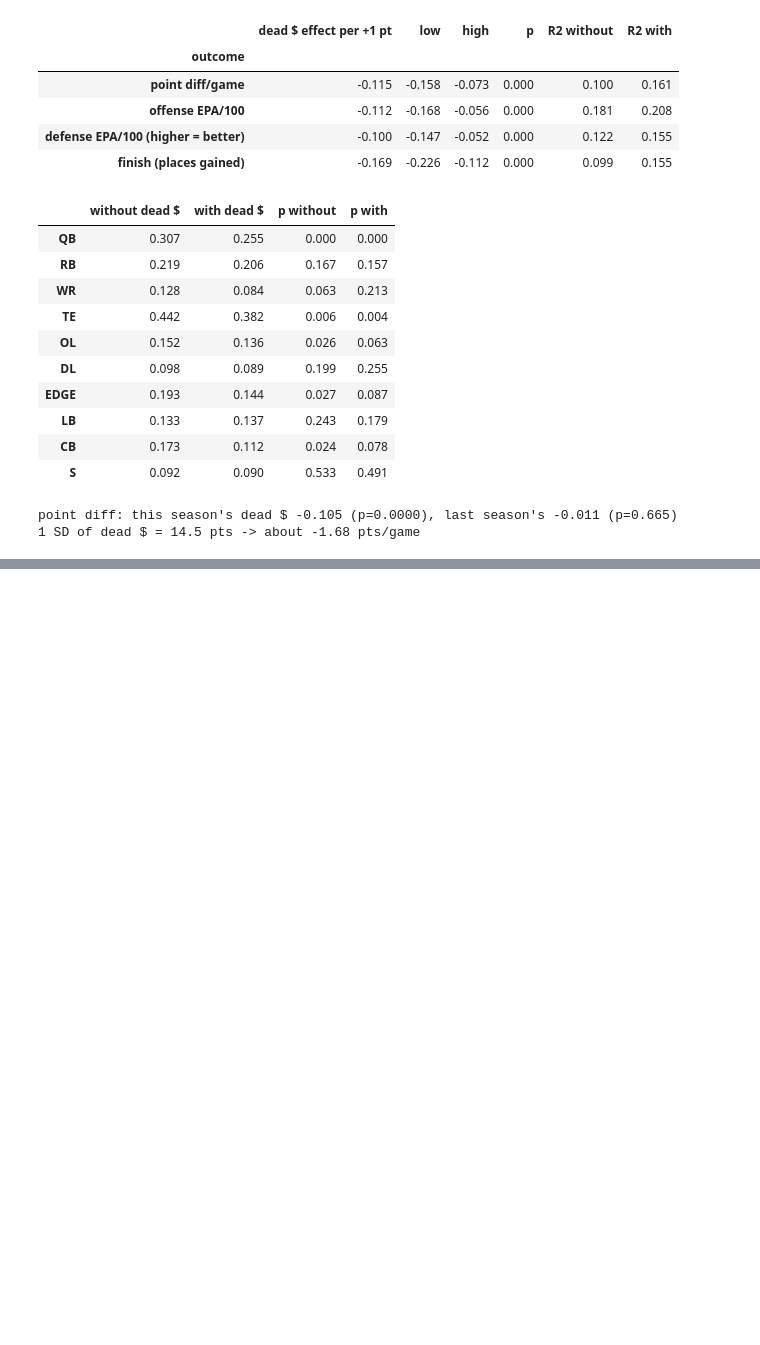
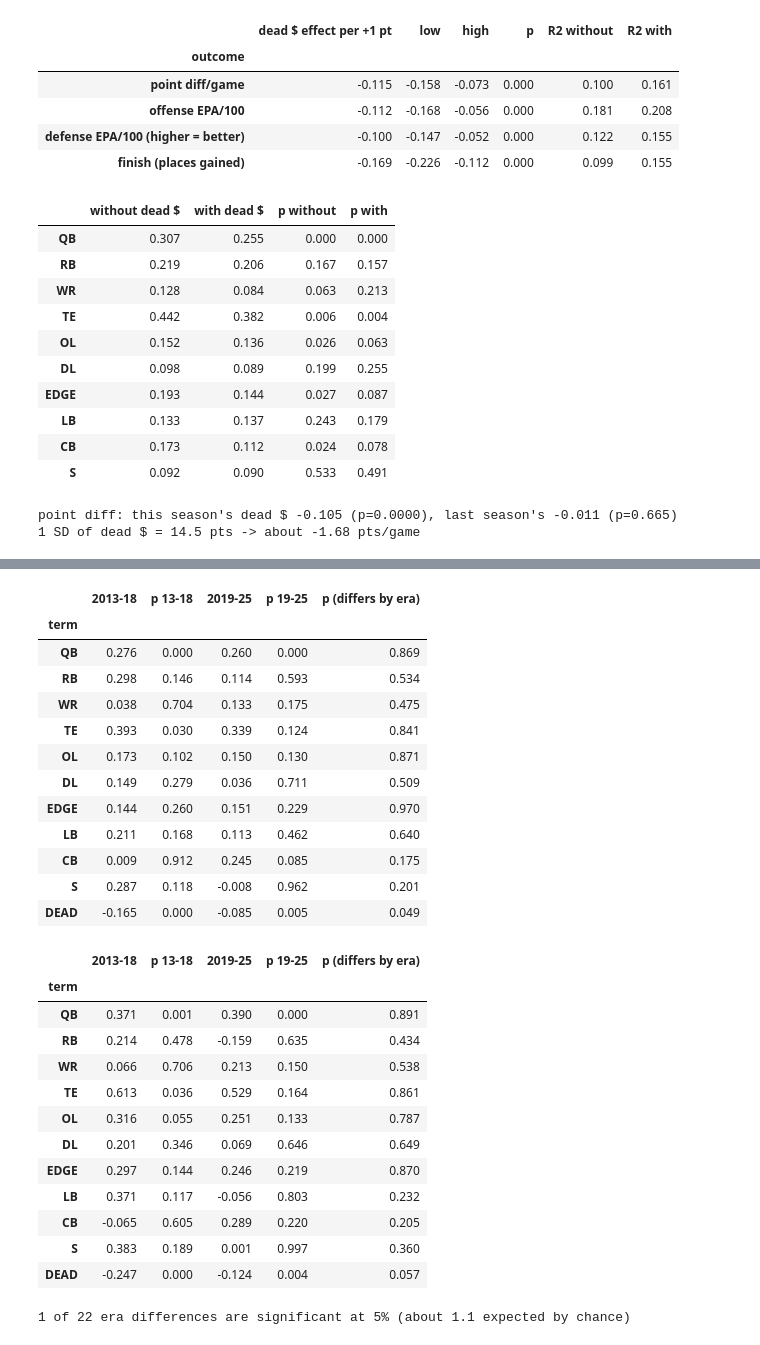
Before and after one commit to noahfighter883/nfl-position-value, a Jupyter notebook: analysis.ipynb, the cells around one changed output, grey strips where cells are left out. Drawn from its saved outputs; the diff is of its cells as text; code cells hidden in the pictures; blank space fills up the shorter version.

Commit message:
Add era-split check and an outcome toggle for the team explorer bars
Co-Authored-By: Claude Sonnet 5.5 <noreply@anthropic.com>

```diff
--- a/analysis.ipynb
+++ b/analysis.ipynb
@@ -1405 +1416,53 @@ point diff: this season's dead $ -0.105 (p=0.0000), last season's -0.011 (p=0.66
+# %%
+# One point of cap share is ~$1.1M in 2013 and ~$2.3M in 2025. Does the model assume the same payoff per point in every era?
+# Fit the joint model (with dead money) separately on 2013-2018 and 2019-2025, and test whether each coefficient differs by era.
+ts["DEAD_pp"] = ts["dead_m"] / ts["tracked_cap_m"] * 100
+ts["late"] = (ts.season >= 2019).astype(int)
+TERMS = [f"{p}_st" for p in POS] + ["DEAD_pp"]
+RHS_E = " + ".join(TERMS) + " + ST_pct"
+eras = {"2013-2018": ts[ts.season <= 2018], "2019-2025": ts[ts.season >= 2019]}
+rows = []
+for lab, y in {"point diff/game": "pt_diff_pg", "finish (places gained)": "finish"}.items():
+    s = -1 if y == "finish" else 1
+    fits = {e: fit(f"{y} ~ {RHS_E}", d) for e, d in eras.items()}
+    # interaction model: does the effect differ by era?
+    inter = fit(f"{y} ~ " + " + ".join(f"{t} + {t}:late" for t in TERMS) + " + ST_pct + ST_pct:late")
+    for t in TERMS:
+        rows.append({"outcome": lab, "term": t.replace("_st", "").replace("_pp", ""),
+                     "2013-18": s * fits["2013-2018"].params[t], "p 13-18": fits["2013-2018"].pvalues[t],
+                     "2019-25": s * fits["2019-2025"].params[t], "p 19-25": fits["2019-2025"].pvalues[t],
+                     "p (differs by era)": inter.pvalues[f"{t}:late"]})
+era = pd.DataFrame(rows)
+for lab in era.outcome.unique():
+    display(era[era.outcome == lab].drop(columns="outcome").set_index("term").round(3))
+n_diff = (era["p (differs by era)"] < 0.05).sum()
+print(f"{n_diff} of {len(era)} era differences are significant at 5% (about {0.05 * len(era):.1f} expected by chance)")
+# %% [output]
+|  | 2013-18 | p 13-18 | 2019-25 | p 19-25 | p (differs by era) |
+| term |  |  |  |  |  |
+| QB | 0.276 | 0.000 | 0.260 | 0.000 | 0.869 |
+| RB | 0.298 | 0.146 | 0.114 | 0.593 | 0.534 |
+| WR | 0.038 | 0.704 | 0.133 | 0.175 | 0.475 |
+| TE | 0.393 | 0.030 | 0.339 | 0.124 | 0.841 |
+| OL | 0.173 | 0.102 | 0.150 | 0.130 | 0.871 |
+| DL | 0.149 | 0.279 | 0.036 | 0.711 | 0.509 |
+| EDGE | 0.144 | 0.260 | 0.151 | 0.229 | 0.970 |
+| LB | 0.211 | 0.168 | 0.113 | 0.462 | 0.640 |
+| CB | 0.009 | 0.912 | 0.245 | 0.085 | 0.175 |
+| S | 0.287 | 0.118 | -0.008 | 0.962 | 0.201 |
+| DEAD | -0.165 | 0.000 | -0.085 | 0.005 | 0.049 |
+|  | 2013-18 | p 13-18 | 2019-25 | p 19-25 | p (differs by era) |
+| term |  |  |  |  |  |
+| QB | 0.371 | 0.001 | 0.390 | 0.000 | 0.891 |
+| RB | 0.214 | 0.478 | -0.159 | 0.635 | 0.434 |
+| WR | 0.066 | 0.706 | 0.213 | 0.150 | 0.538 |
+| TE | 0.613 | 0.036 | 0.529 | 0.164 | 0.861 |
+| OL | 0.316 | 0.055 | 0.251 | 0.133 | 0.787 |
+| DL | 0.201 | 0.346 | 0.069 | 0.646 | 0.649 |
+| EDGE | 0.297 | 0.144 | 0.246 | 0.219 | 0.870 |
+| LB | 0.371 | 0.117 | -0.056 | 0.803 | 0.232 |
+| CB | -0.065 | 0.605 | 0.289 | 0.220 | 0.205 |
+| S | 0.383 | 0.189 | 0.001 | 0.997 | 0.360 |
+| DEAD | -0.247 | 0.000 | -0.124 | 0.004 | 0.057 |
+1 of 22 era differences are significant at 5% (about 1.1 expected by chance)
 # %% [markdown]
```
Also changed, not shown: parts of 2 cells of this notebook, 3 other files.
